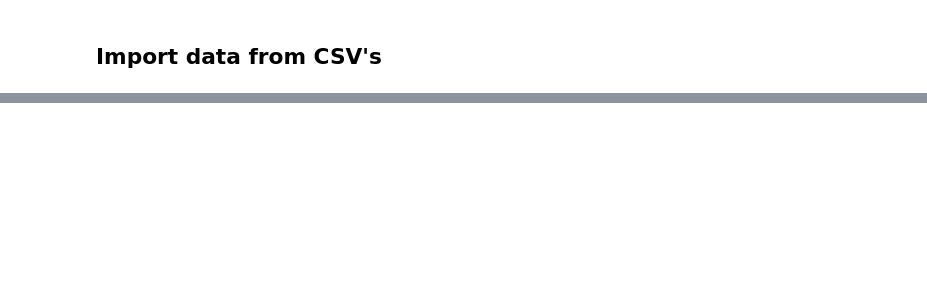
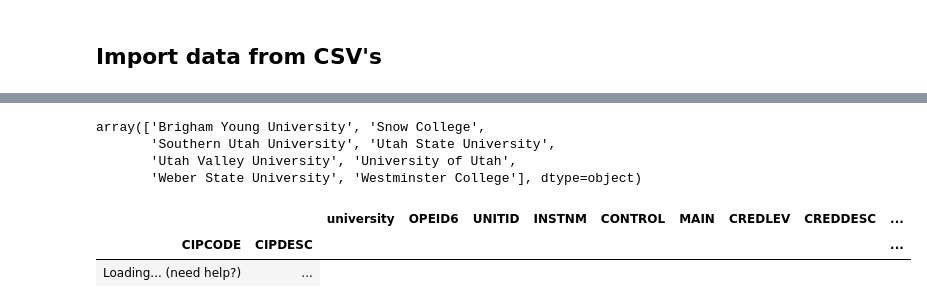
Before and after one commit to sven-soderborg/College_Outcomes, a Jupyter notebook: college_scorecard.ipynb, the cells around one changed output, grey strips where cells are left out. Saved outputs shown, nothing was run; the diff lists cells and outputs as text; code cells hidden in the pictures; blank space fills up the shorter version.

Commit message:
Wrote filtering code to look at only utah schools.

```diff
--- a/college_scorecard.ipynb
+++ b/college_scorecard.ipynb
@@ -31,0 +6,33 @@ df_4yr = earn_df[temp_cols]
+# %%
+# Read the main data set
+earn_df = pd.read_csv(r"Data\most_recent_cohorts_field_of_study.csv")
+utah_schools = pd.read_csv(r"Data\utah_oiep6.csv")
+
+# Filter for Utah schools
+utah_df = utah_schools.merge(earn_df, on="OPEID6", how="left")
+
+# Filter for only Bachelor's degrees
+bachelors_df = utah_df[utah_df['CREDDESC'] == "Bachelor's Degree"]
+
+# # Isolate columns of interest
+identifier_cols = bachelors_df.columns[:10].to_list()
+earn_cols = [col for col in bachelors_df.columns if "EARN" in col]
+
+# # Create a new dataframe with only the columns of interest
+bachelors_earn_df = bachelors_df[identifier_cols + earn_cols]
+# %% [output]
+array(['Brigham Young University', 'Snow College',
+       'Southern Utah University', 'Utah State University',
+       'Utah Valley University', 'University of Utah',
+       'Weber State University', 'Westminster College'], dtype=object)
+# %%
+# Take a look at which variables have the least 'privacy supressed' values
+non_privacy_counts = bachelors_earn_df[bachelors_earn_df != 'PrivacySuppressed'].count().sort_values(ascending=False)
+
+### Look at which majors are common across the 8 Universities in question ###
+common_majors = bachelors_earn_df.groupby(['CIPCODE', 'CIPDESC']).count().sort_values(by='university', ascending=False)
+show(common_majors)
+# %% [output]
+|  |  | university | OPEID6 | UNITID | INSTNM | CONTROL | MAIN | CREDLEV | CREDDESC | ... |
+| CIPCODE | CIPDESC |  |  |  |  |  |  |  |  | ... |
+| Loading... (need help?) | ... |
```
Also changed, not shown: parts of 1 cell of this notebook, 4 other files.
